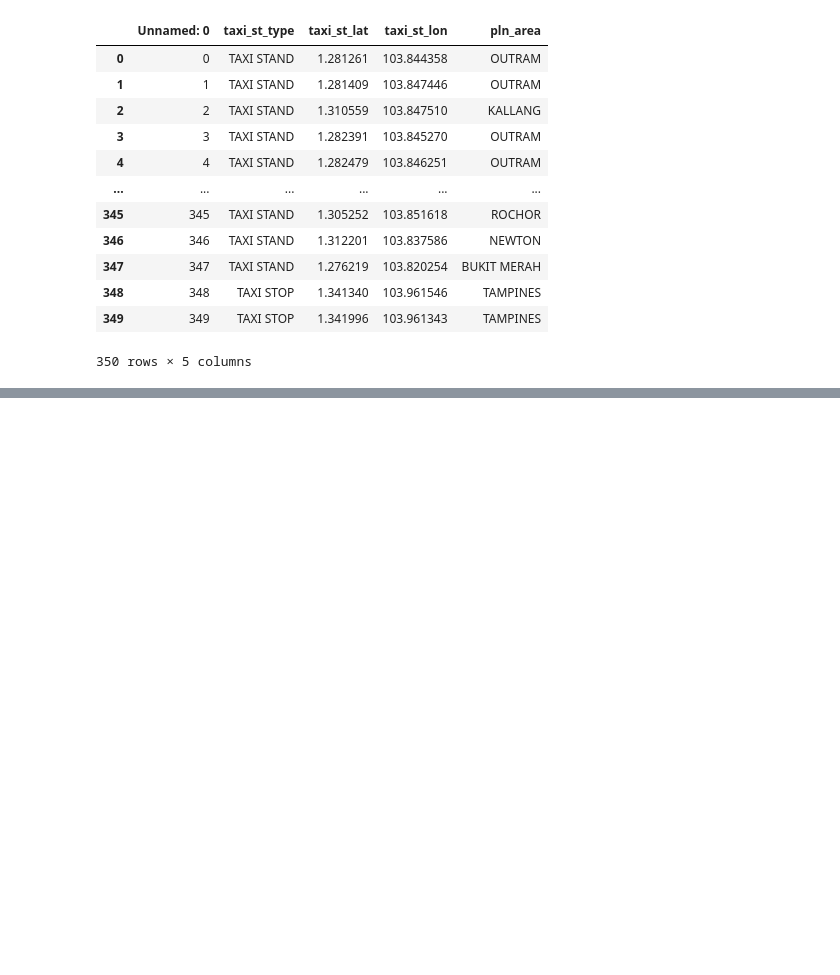
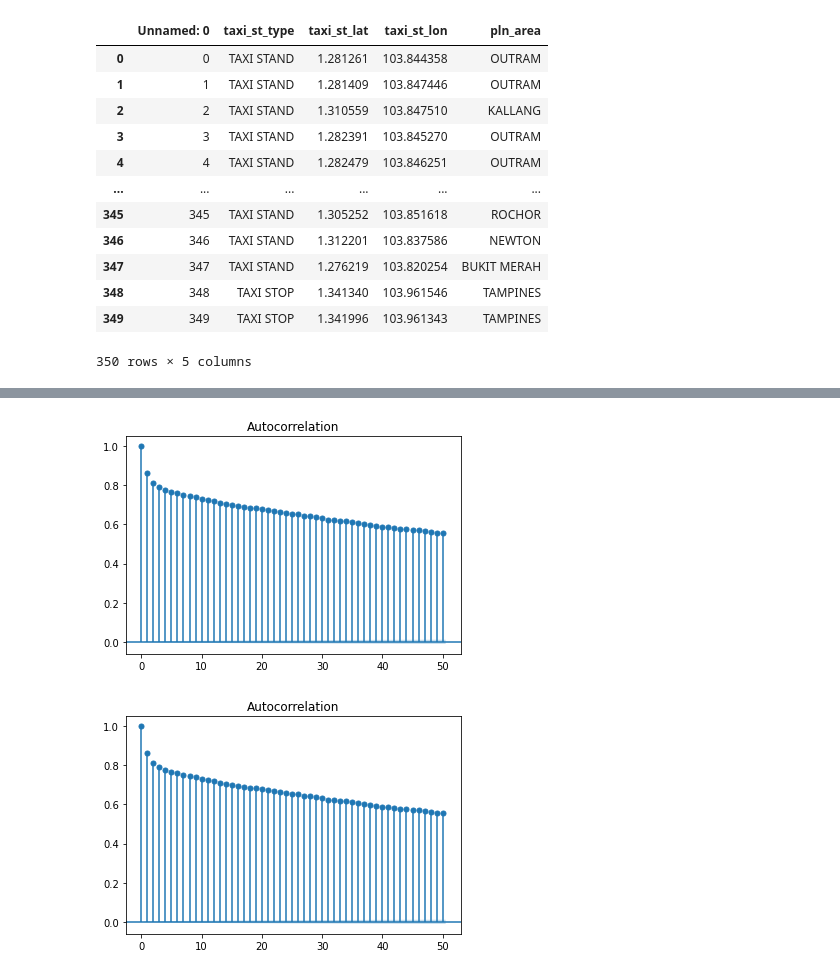
Before and after one commit to alealejandro1/taxi_compass, a Jupyter notebook: notebooks/john-taxi.ipynb, the cells around one changed output, grey strips where cells are left out. Saved outputs shown, nothing was run; the diff lists cells and outputs as text; code cells hidden in the pictures; blank space fills up the shorter version.

```diff
--- a/notebooks/john-taxi.ipynb
+++ b/notebooks/john-taxi.ipynb
@@ -383,0 +644,4 @@ pd.read_csv("taxi_stand_df.csv")
+# %%
+# Additive Decomposition (y = Trend + Seasonal + Residuals)
+result_add = seasonal_decompose(taxi_grp_df.set_index('tstc_time'), model='additive')
+result_add.plot();
@@ -383,0 +651,5 @@ pd.read_csv("taxi_stand_df.csv")
+# %%
+plot_acf(taxi_grp_df.taxi_count, lags=50)
+# %% [output]
+[figure, added]
+[figure, added]
```
Also changed, not shown: parts of 36 cells of this notebook, 1 other file.
